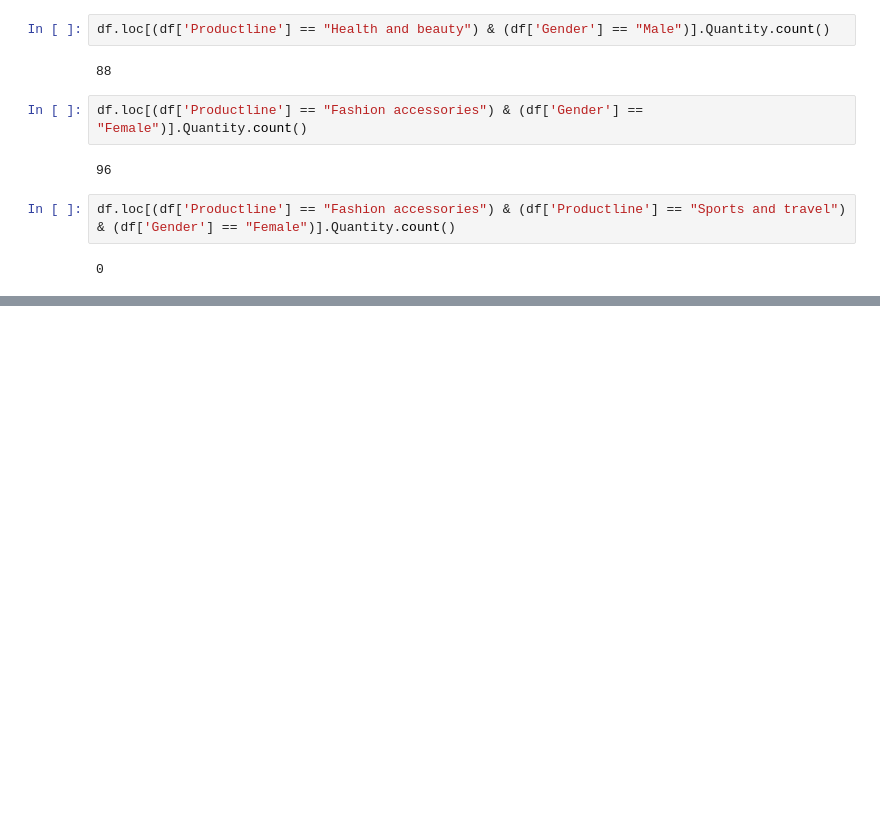
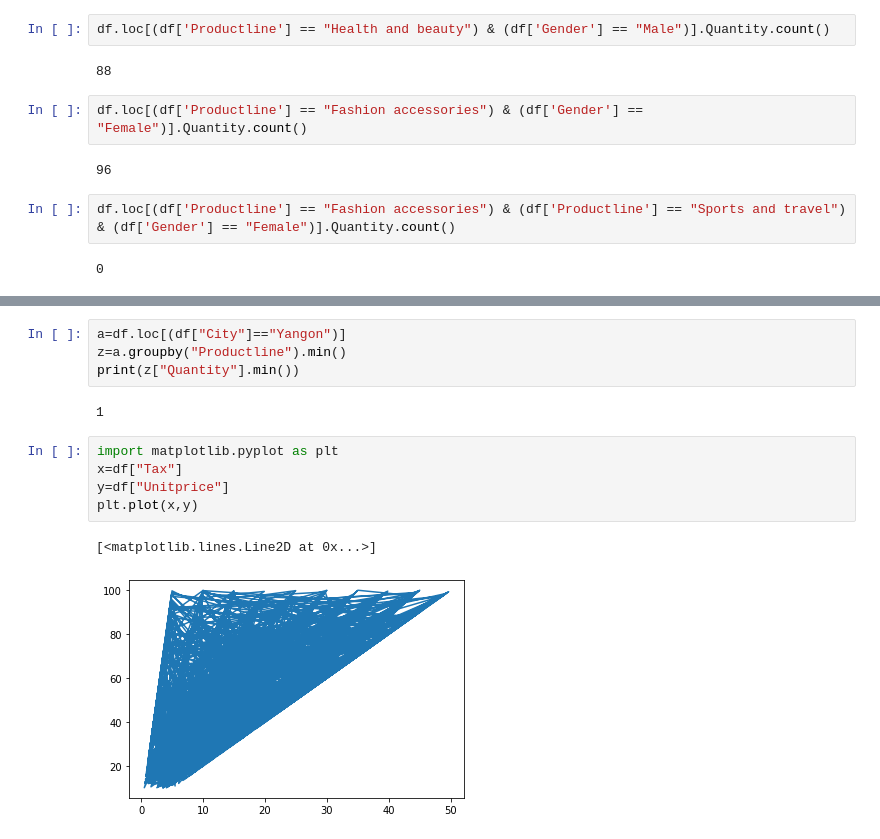
Before and after one commit to vafiyanaznin/business-analytics-with-python, a Jupyter notebook: sales_data.ipynb, the cells around one changed output, grey strips where cells are left out. Cells and saved outputs as stored; diff of their text form; blank space fills up the shorter version.

```diff
--- a/sales_data.ipynb
+++ b/sales_data.ipynb
@@ -266,0 +288,14 @@ df.loc[(df['Productline'] == "Fashion accessories") & (df['Productline'] == "Spo
+# %%
+a=df.loc[(df["City"]=="Yangon")]
+z=a.groupby("Productline").min()
+print(z["Quantity"].min())
+# %% [output]
+1
+# %%
+import matplotlib.pyplot as plt
+x=df["Tax"]
+y=df["Unitprice"]
+plt.plot(x,y)
+# %% [output]
+[<matplotlib.lines.Line2D at 0x...>]
+[figure, added]
```
Also changed, not shown: parts of 3 cells of this notebook.
